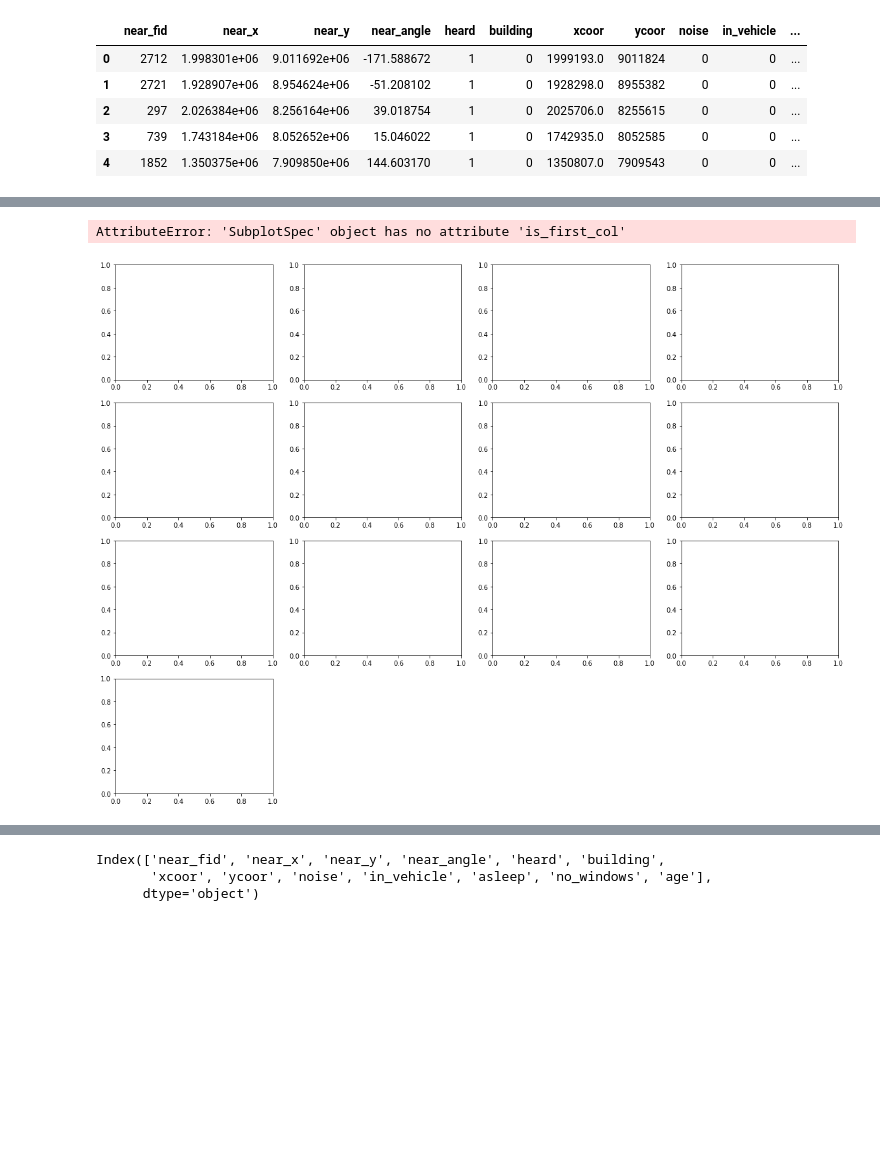
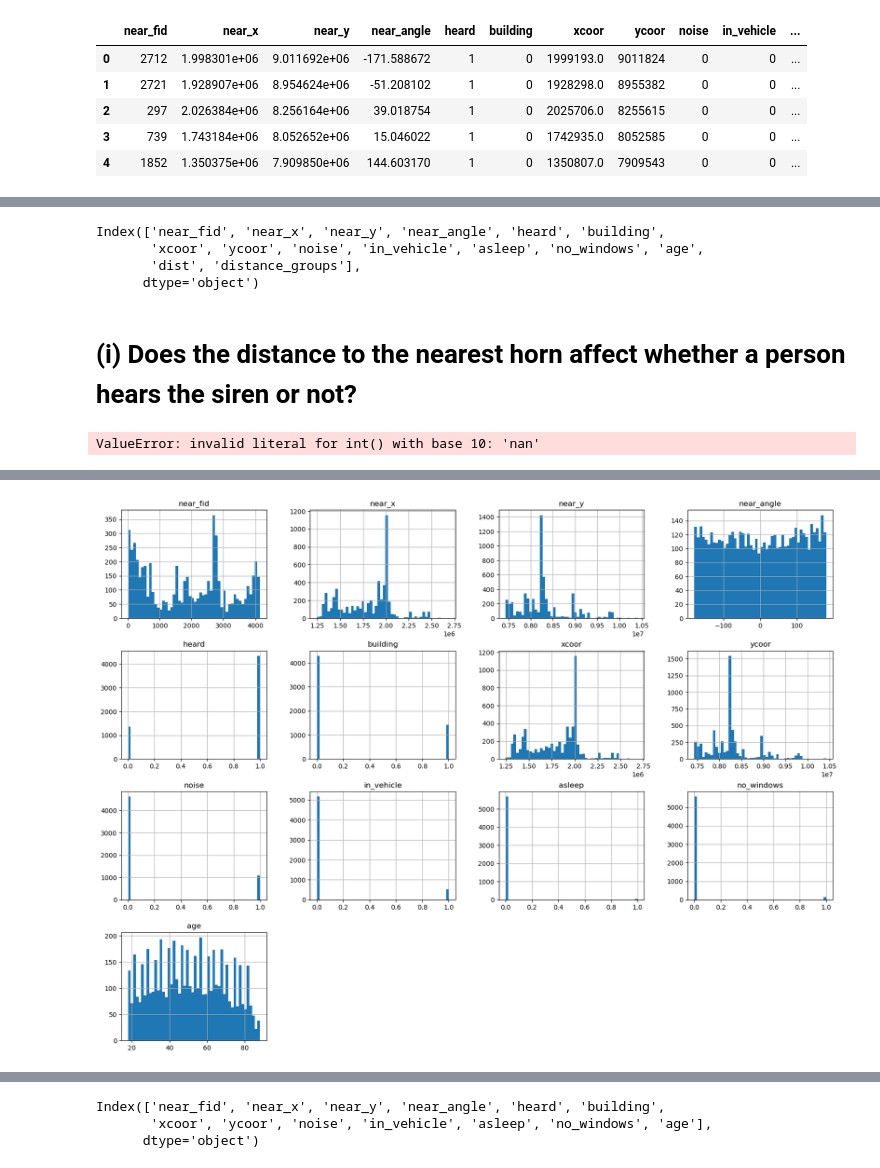
Before and after one commit to elisehammarstrom/statistical_machine_learning, a Jupyter notebook: sml_exploration.ipynb, the cells around one changed output, grey strips where cells are left out. Drawn from its saved outputs; the diff is of its cells as text; code cells hidden in the pictures; blank space fills up the shorter version.

```diff
--- a/sml_exploration.ipynb
+++ b/sml_exploration.ipynb
@@ -32,3 +74,64 @@ data.head()
+# %%
+#create age groups
+from pandas.plotting import scatter_matrix
+import seaborn as sns
+
+print(data.columns)
+binary_attributes = ['heard', 'building', 'noise', 'in_vehicle', 'asleep', 'no_windows']
+
+#Comparing age and heard
+age_bins = [0, 10, 20, 30, 40, 50, 60, 70, 80, 90, 100]
+age_labels = ['0-10', '10-20', '20-30', '30-40', '40-50', '50-60', '60-70', '70-80', '80-90', '90-100']
+
+# Create age groups column
+data['age_group'] = pd.cut(data['age'], bins=age_bins, labels=age_labels, right=False)
+# %% [output]
+Index(['near_fid', 'near_x', 'near_y', 'near_angle', 'heard', 'building',
+       'xcoor', 'ycoor', 'noise', 'in_vehicle', 'asleep', 'no_windows', 'age',
+       'dist', 'distance_groups'],
+      dtype='object')
+# %% [markdown]
+# (i) Does the distance to the nearest horn affect whether a person hears the siren or not?
+# %%
+# for each age group
+# count number of heard of the total age group size
+# store in a new array
+
+data['distance_groups'] = data['distance_groups'].astype(str)
+distance_heard_percentage = []
+distance_group_array = []
+
+
+
+for distance in sorted(data["distance_groups"].unique(), key=custom_sort):
+    subset_data = data.loc[data['distance_groups'] == distance]
+    heard_count = (subset_data['heard'] == 1).sum()
+    total_count = len(subset_data)
+    percentage_heard_per_distance = heard_count/total_count
+    distance_group_array.append(distance)
+    distance_heard_percentage.append(percentage_heard_per_distance)
+
+
+#print(distance_group_array)
+# Plotting
+plt.figure(figsize=(10, 6))
+plt.bar(distance_group_array, distance_heard_percentage, color='skyblue')
+plt.xlabel('Distance Groups')
+plt.ylabel('% Heard')
+plt.title('Percentage Heard Based on Distance Groups')
+plt.xticks(rotation=45)  # Rotate x-axis labels for better readability
+plt.grid(axis='y')  # Add gridlines to y-axis
+plt.tight_layout()  # Adjust layout to prevent clipping of labels
+#plt.show()
+
+custom_ticks = [i/10 for i in range(11)]  # Custom ticks from 0 to 1 with step size 0.1
+plt.yticks(custom_ticks, [f"{tick:.1f}" for tick in custom_ticks])
+
+plt.grid(axis='y')  # Add gridlines to y-axis
+plt.tight_layout()  # Adjust layout to prevent clipping of labels
+plt.show()
+# %% [output]
+ValueError: invalid literal for int() with base 10: 'nan'
 # %%
 data.describe()
 #from this we see that 25% have age under 35yo, 50% below 50yo and 75% below 66yo. Max age is 88yo
@@ -69,8 +172,7 @@ memory usage: 580.0 KB
 # %%
 %matplotlib inline
 
-%data.hist(bins=50, figsize=(20,15))
-%plt.show()
+data.hist(bins=50, figsize=(20,15))
+plt.show()
 # %% [output]
-AttributeError: 'SubplotSpec' object has no attribute 'is_first_col'
-[figure, old version]
+[figure, new version]
```
Also changed, not shown: parts of 8 cells of this notebook.
